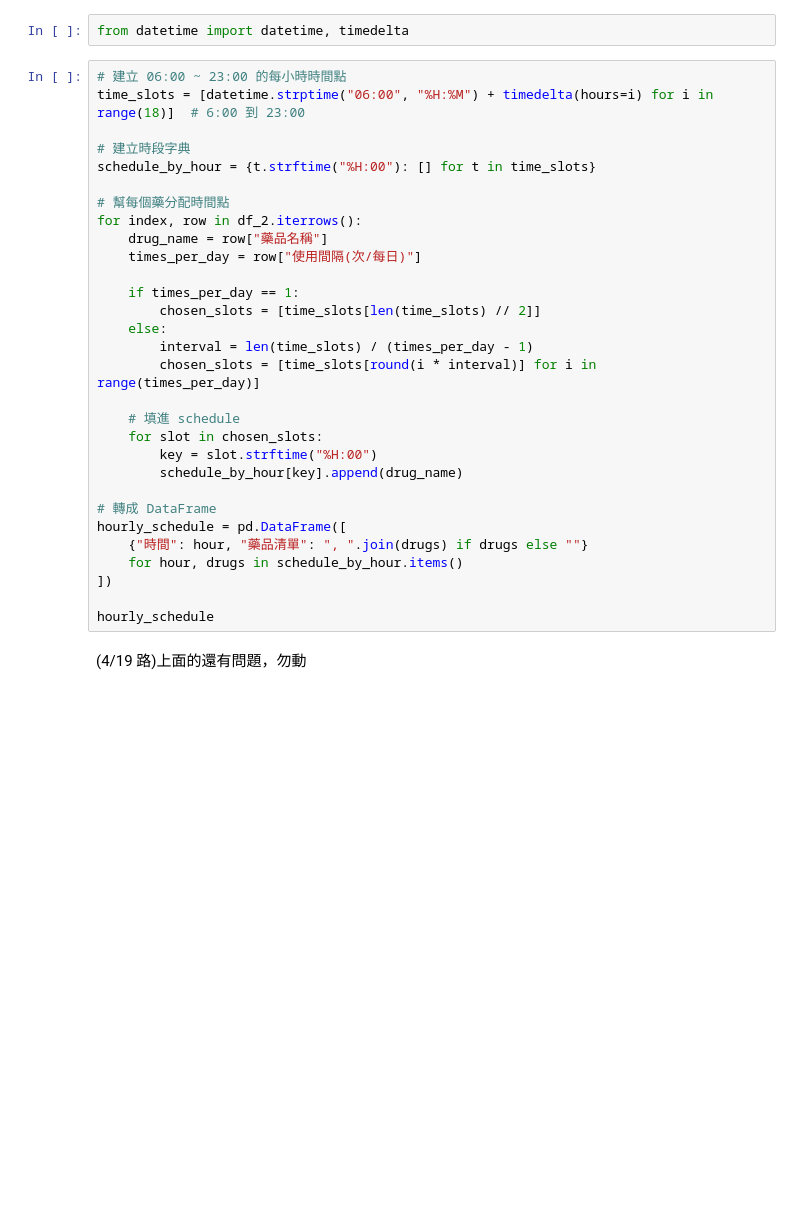
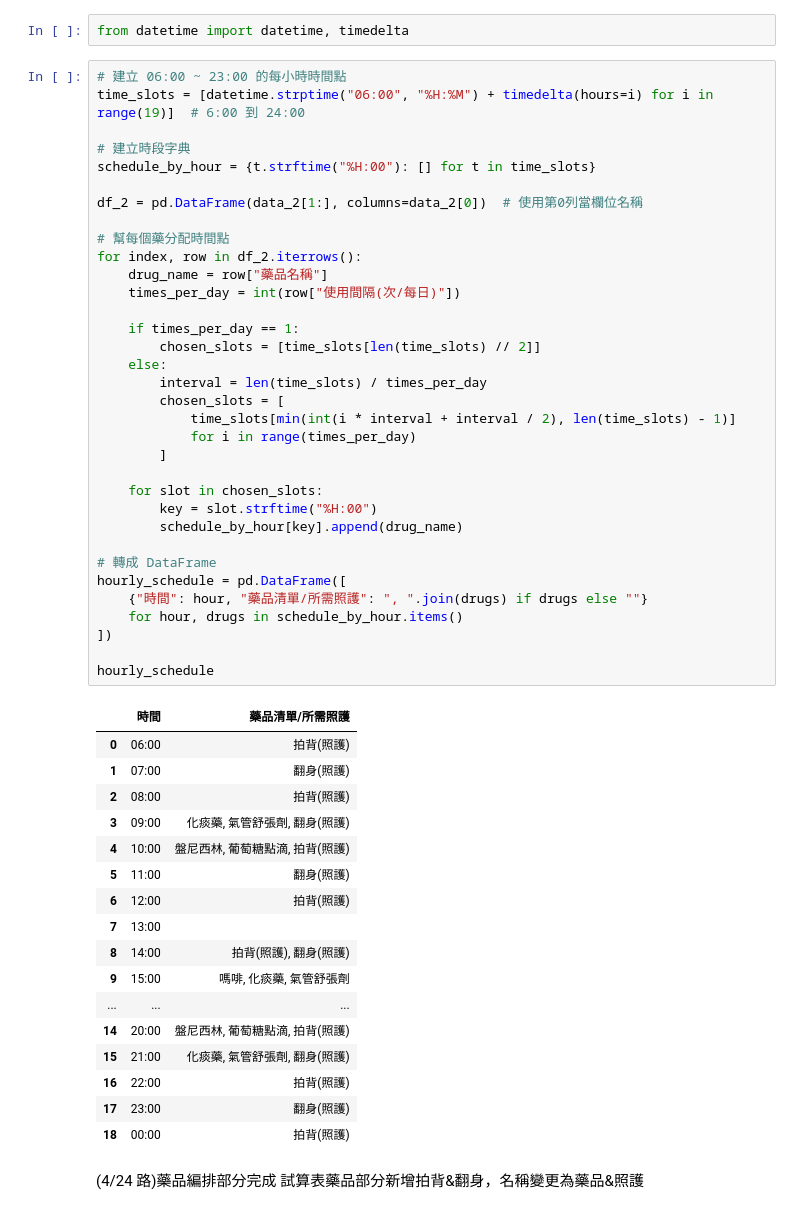
Before and after one commit to shuen1106lu/Program-Language, a Jupyter notebook: 期末專題.ipynb, the cells around one changed output. Saved outputs shown, nothing was run; the diff lists cells and outputs as text; blank space fills up the shorter version.

```diff
--- a/期末專題.ipynb
+++ b/期末專題.ipynb
@@ -107,33 +112,56 @@ Successfully installed pandas-2.2.3
 from datetime import datetime, timedelta
 # %%
 # 建立 06:00 ~ 23:00 的每小時時間點
-time_slots = [datetime.strptime("06:00", "%H:%M") + timedelta(hours=i) for i in range(18)]  # 6:00 到 23:00
+time_slots = [datetime.strptime("06:00", "%H:%M") + timedelta(hours=i) for i in range(19)]  # 6:00 到 24:00
 
 # 建立時段字典
 schedule_by_hour = {t.strftime("%H:00"): [] for t in time_slots}
 
+df_2 = pd.DataFrame(data_2[1:], columns=data_2[0])  # 使用第0列當欄位名稱
+
 # 幫每個藥分配時間點
 for index, row in df_2.iterrows():
     drug_name = row["藥品名稱"]
-    times_per_day = row["使用間隔(次/每日)"]
+    times_per_day = int(row["使用間隔(次/每日)"])
 
     if times_per_day == 1:
         chosen_slots = [time_slots[len(time_slots) // 2]]
     else:
-        interval = len(time_slots) / (times_per_day - 1)
-        chosen_slots = [time_slots[round(i * interval)] for i in range(times_per_day)]
+        interval = len(time_slots) / times_per_day
+        chosen_slots = [
+            time_slots[min(int(i * interval + interval / 2), len(time_slots) - 1)]
+            for i in range(times_per_day)
+        ]
 
-    # 填進 schedule
     for slot in chosen_slots:
         key = slot.strftime("%H:00")
         schedule_by_hour[key].append(drug_name)
 
 # 轉成 DataFrame
 hourly_schedule = pd.DataFrame([
-    {"時間": hour, "藥品清單": ", ".join(drugs) if drugs else ""}
+    {"時間": hour, "藥品清單/所需照護": ", ".join(drugs) if drugs else ""}
     for hour, drugs in schedule_by_hour.items()
 ])
 
 hourly_schedule
+# %% [output]
+|  | 時間 | 藥品清單/所需照護 |
+| 0 | 06:00 | 拍背(照護) |
+| 1 | 07:00 | 翻身(照護) |
+| 2 | 08:00 | 拍背(照護) |
+| 3 | 09:00 | 化痰藥, 氣管舒張劑, 翻身(照護) |
+| 4 | 10:00 | 盤尼西林, 葡萄糖點滴, 拍背(照護) |
+| 5 | 11:00 | 翻身(照護) |
+| 6 | 12:00 | 拍背(照護) |
+| 7 | 13:00 |  |
+| 8 | 14:00 | 拍背(照護), 翻身(照護) |
+| 9 | 15:00 | 嗎啡, 化痰藥, 氣管舒張劑 |
+| ... | ... | ... |
+| 14 | 20:00 | 盤尼西林, 葡萄糖點滴, 拍背(照護) |
+| 15 | 21:00 | 化痰藥, 氣管舒張劑, 翻身(照護) |
+| 16 | 22:00 | 拍背(照護) |
+| 17 | 23:00 | 翻身(照護) |
+| 18 | 00:00 | 拍背(照護) |
-# %% [markdown]
-(4/19 路)上面的還有問題，勿動
+# %% [markdown]
+(4/24 路)藥品編排部分完成
+試算表藥品部分新增拍背&翻身，名稱變更為藥品&照護
```
Also changed, not shown: parts of 2 cells of this notebook.
